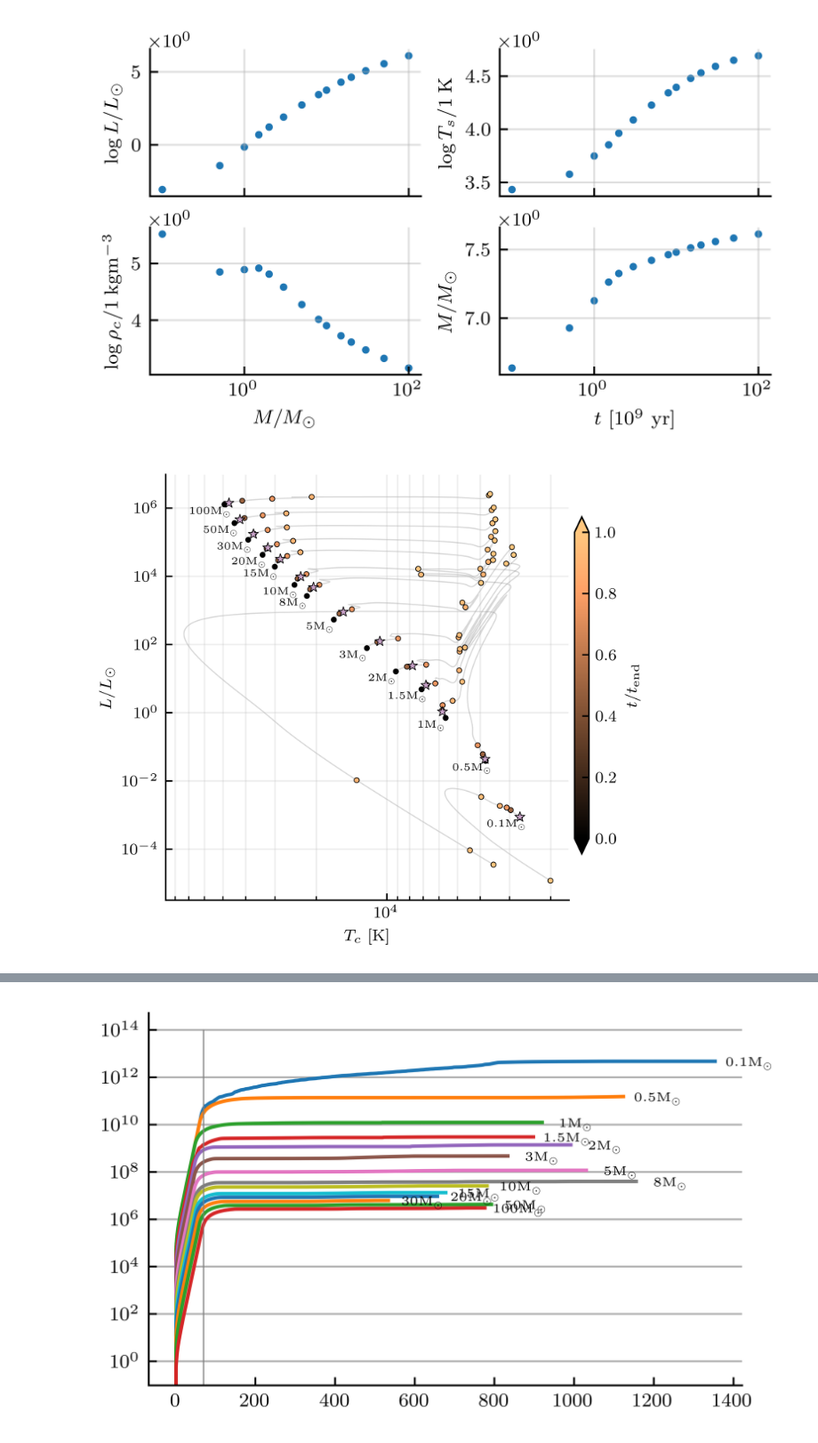
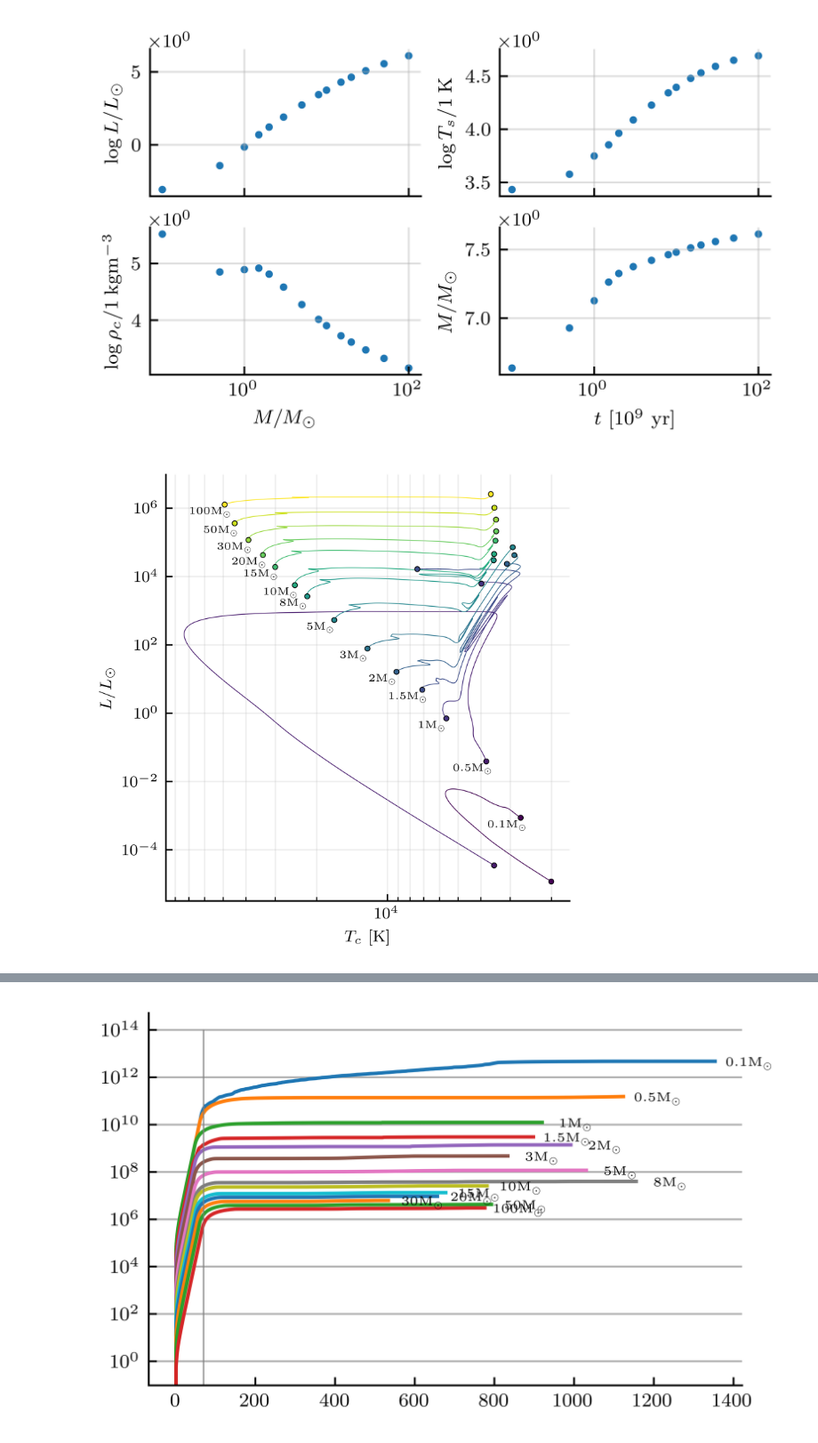
Before and after one commit to JeppJeppsson/Stellar_project, a Jupyter notebook: 3.2.ipynb, the cells around one changed output, grey strips where cells are left out. Shown at 89% size. Drawn from its saved outputs; the diff is of its cells as text; code cells hidden in the pictures.

Commit message:
Improved HR and HR-metal diagrams

```diff
--- a/3.2.ipynb
+++ b/3.2.ipynb
@@ -82,11 +82,13 @@ for ax in axs.flat:
 [figure]
 # %%
 # HR diagram (metallicity constant)
-def HR_plot(masses,time_frac,distinct_styles=False,annotated=False):
+def HR_plot(masses,distinct_styles=False,annotated=False):
     fig,ax = plt.subplots(figsize=(3.5,3.5))
 
-    cmap = cm.copper
-    norm = mcolors.Normalize(vmin=0,vmax=1)
+    color_gradient = np.linspace(0,1,len(masses))
+
+    cmap = cm.viridis
+    norm = mcolors.Normalize(0,1)
 
     if distinct_styles == True:
         line_styles = np.array(['-',':','--','-.'])
@@ -94,69 +96,49 @@ def HR_plot(masses,time_frac,distinct_styles=False,annotated=False):
     else:
         line_styles = np.array(['-'])
         mark_styles = np.array(['o'])
 
 
     for i,mass in enumerate(masses):
         # Import data
         df_mass = pd.read_csv(DATA_DIR+'3.2/'+f'{mass:.3g}M/summary.txt',
                 delim_whitespace=True, header=None)
         df_mass.columns = col_names
 
+        LogTs = 10**df_mass['LogTs']
+        LogL  = 10**df_mass['LogL']
+
+        color = cmap(norm(color_gradient[i]))
+
         # Plot time evolution
-        ax.plot(10**df_mass['LogTs'],10**df_mass['LogL'],c='grey',
-                alpha=0.3, linewidth=0.6, zorder=1, linestyle=line_styles[i%len(line_styles)])
+        ax.plot(LogTs,LogL,color=color, alpha=1, linewidth=0.4,
+                zorder=1, linestyle=line_styles[i%len(line_styles)])
 
-        # Optional scatter time evolution
-        '''
-        color = cmap(norm(df_mass['t']/max(df_mass['t'])))
-        ax.scatter(10**df_mass['LogTs'],10**df_mass['LogL'],
-                   s=0.3, zorder=2, facecolors=color, marker='o')
-        '''
-
-        # Scatter plot different snapshots
-        time_frac_idx = [np.argmin(np.abs(df_mass['t'] - (t*np.max(df_mass['t']))))
-                        for t in time_frac]
-
-        color = cmap(norm(time_frac))
-
-        ax.scatter(10**df_mass['LogTs'][time_frac_idx],10**df_mass['LogL'][time_frac_idx],
-                        s=7, zorder=2, color=color, marker=mark_styles[i%len(mark_styles)],
-                        edgecolors='k', linewidth=0.4)
-
-        # Mark points of interest (currently i = 70, approx when time evolution comes to a crawl)
-        ax.scatter(10**df_mass['LogTs'][70],10**df_mass['LogL'][70],
-                        s=30, zorder=2, color=lilac, marker='*',
-                        edgecolors='k', linewidth=0.4)
+        ax.scatter([LogTs[0],LogTs.iloc[-1]],[LogL[0],LogL.iloc[-1]], s=7, zorder=2,
+                   marker=mark_styles[i%len(mark_styles)], color=color,
+                   edgecolors='k', linewidth=0.4)
 
         if annotated==True:
-            ax.annotate(f'{mass:.3g}'+r'$\mathrm{M_\odot}$',
-                        (10**df_mass['LogTs'][0],10**df_mass['LogL'][0]),
+            ax.annotate(f'{mass:.3g}'+r'$\mathrm{M_\odot}$', (LogTs[0],LogL[0]),
                         textcoords="offset points", xytext=(-7,-5), ha='center', fontsize=5.5)
-
 
     ax.set_yscale('log')
     ax.set_xscale('log')
 
     ax.xaxis.set_inverted(True)
 
     ax.set_xlabel(r'$T_c \ [\mathrm{K}]$')
     ax.set_ylabel(r'$L / L_\odot$')
 
-    cbar_ax = fig.add_axes([1., 0.2, 0.03, 0.7])
-    cbar = fig.colorbar(cm.ScalarMappable(cmap=cmap, norm=norm), cax=cbar_ax, extend = "both", aspect = 0.8)
-    cbar.set_label(r'$t/t_\mathrm{end}$')
+    #cbar_ax = fig.add_axes([1., 0.2, 0.03, 0.7])
+    #cbar = fig.colorbar(cm.ScalarMappable(cmap=cmap, norm=norm), cax=cbar_ax, extend = "both", aspect = 0.8)
+    #cbar.set_label(r'$t/t_\mathrm{end}$')
 
     ax.grid(which='both', alpha=0.2, visible=True)
 
-time_frac = np.array([0,.50,.75,.90,.95,1]) # Produce snapshots at these fractions of total simulated time
 
-masses2 = np.array([0.1,0.5,2,30,100])
-
-#HR_plot(masses2,time_frac)
-#HR_plot(masses2,time_frac,distinct_styles=True)
-HR_plot(masses,time_frac,annotated=True)
+HR_plot(masses,annotated=True)
 # %% [output]
-[figure, old version]
+[figure, new version]
 # %%
 # HR diagram (varying metallicity)
 
```
Also changed, not shown: parts of 2 cells of this notebook.
